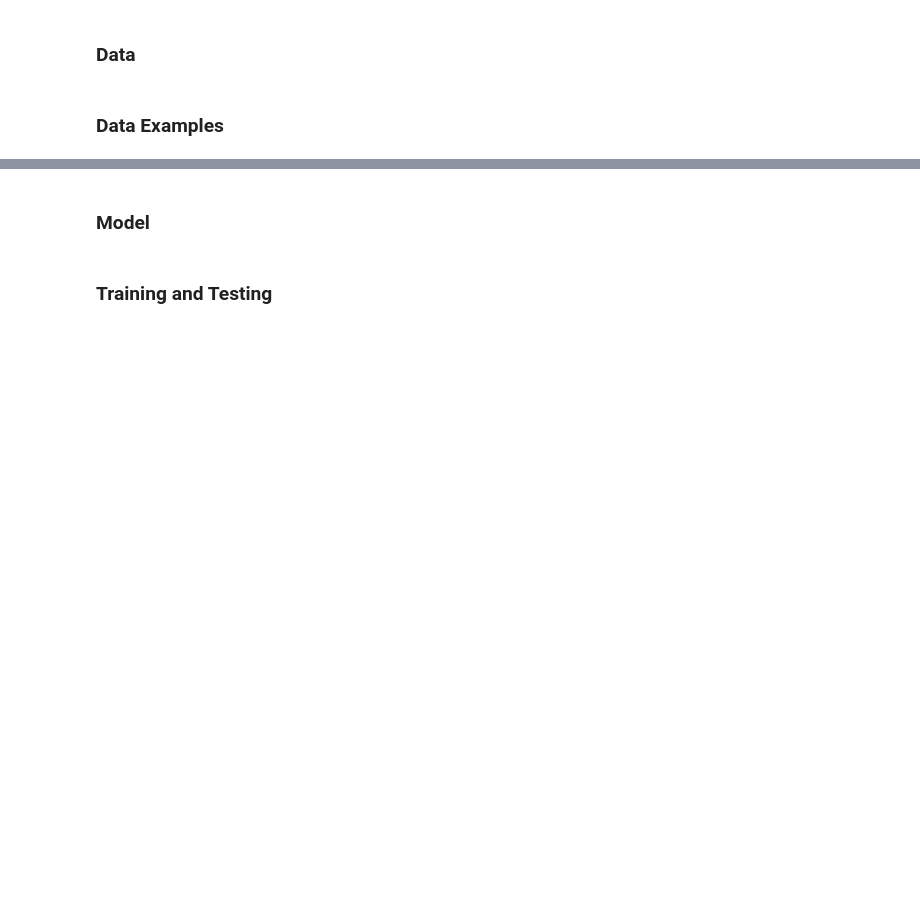
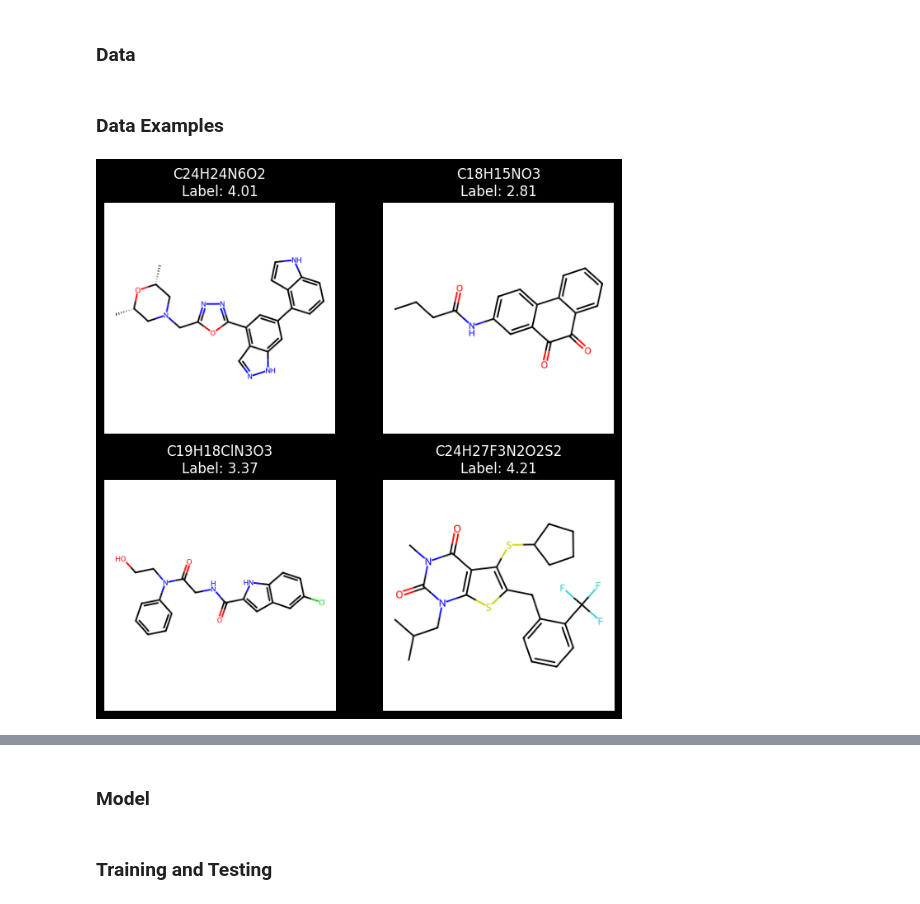
Before and after one commit to Pentaphone/nn_tests, a Jupyter notebook: nn_test2/nn_test2.ipynb, the cells around one changed output, grey strips where cells are left out. Saved outputs shown, nothing was run; the diff lists cells and outputs as text; code cells hidden in the pictures; blank space fills up the shorter version.

```diff
--- a/nn_test2/nn_test2.ipynb
+++ b/nn_test2/nn_test2.ipynb
@@ -121,20 +137,22 @@ test_loader = DataLoader(test_data, batch_size=batch_size, shuffle=True)
 ### Data Examples
 # %%
 # data examples structural formulas
-# plt.style.use('dark_background')
-# plt.figure(figsize=(8, 8))
-# for i in range(4):
-#     plt.subplot(2, 2, i+1)
-#
-#     data = pd.read_csv(path)
-#     rand_index = torch.randint(0, len(training_data)-4, (1,)).item()
-#     smiles = data.loc[rand_index, "RDKIT_SMILES"]
-#     formula = smiles_to_formula(smiles)
-#     label = data.loc[rand_index, "exp"]
-#     image = smiles_to_img(smiles)
-#     plt.imshow(image)
-#     plt.title(f"{formula}\nLabel: {label}")
-#     plt.axis("off")
+plt.style.use('dark_background')
+plt.figure(figsize=(8, 8))
+for i in range(4):
+    plt.subplot(2, 2, i+1)
+
+    data = pd.read_csv(path)
+    rand_index = torch.randint(0, len(training_data)-4, (1,)).item()
+    smiles = data.loc[rand_index, "RDKIT_SMILES"]
+    formula = smiles_to_formula(smiles)
+    label = data.loc[rand_index, "exp"]
+    image = smiles_to_img(smiles)
+    plt.imshow(image)
+    plt.title(f"{formula}\nLabel: {label}")
+    plt.axis("off")
+# %% [output]
+[figure, added]
 # %%
 # data examples 3d objects
 data = pd.read_csv(path)
```
Also changed, not shown: parts of 5 cells of this notebook.
